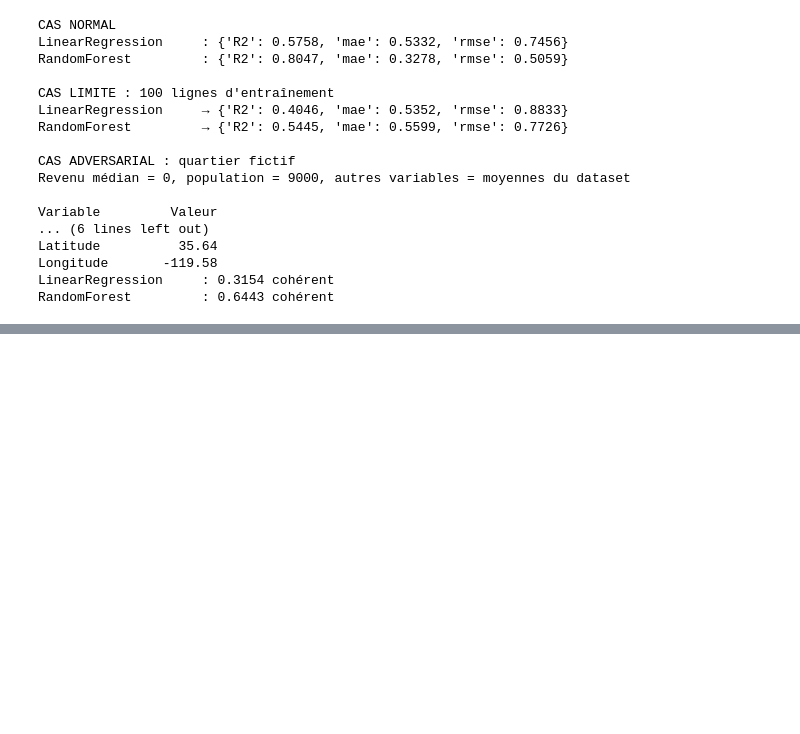
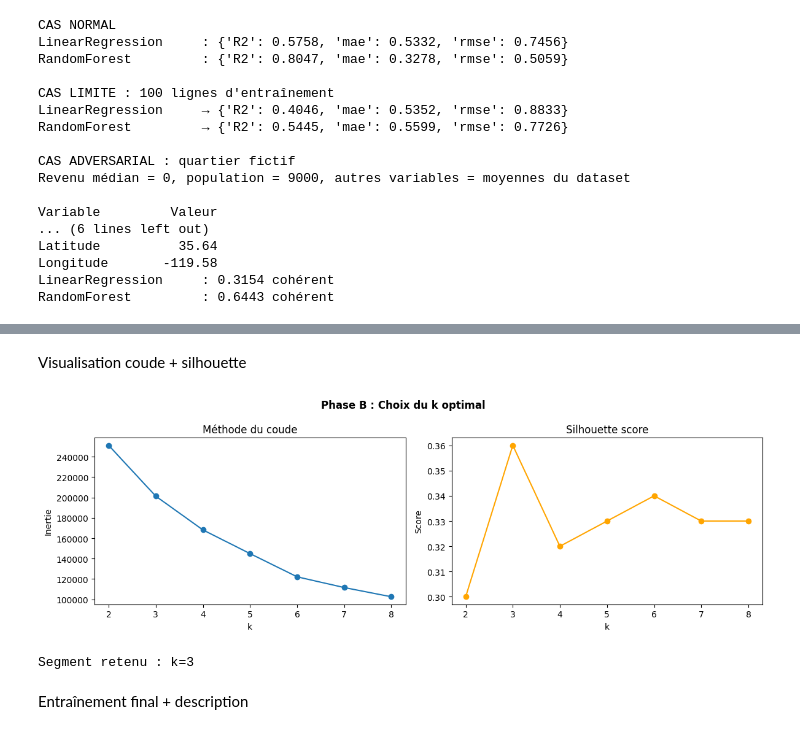
Before and after one commit to bms-awadi/arene-des-algos-Awadi_BEDJA, a Jupyter notebook: Partie3_algorithmes/arene_des_algos.ipynb, the cells around one changed output, grey strips where cells are left out. Drawn from its saved outputs; the diff is of its cells as text; code cells hidden in the pictures; blank space fills up the shorter version.

Commit message:
feat(phase B) : standardisation et choix k coude silhouette feat(phase B) : kmeans final description segments test(phase B) : checkpoint qualite normal limite adversarial

```diff
--- a/Partie3_algorithmes/arene_des_algos.ipynb
+++ b/Partie3_algorithmes/arene_des_algos.ipynb
@@ -176,0 +228,16 @@ RandomForest         : 0.6443 cohérent
+# %%
+from sklearn.cluster import KMeans
+from sklearn.metrics import silhouette_score
+
+def choisir_k(X_scaled, k_range=range(2, 9)):
+    resultats = []
+    for k in k_range:
+        km = KMeans(n_clusters=k, n_init=10, random_state=42)
+        labels = km.fit_predict(X_scaled)
+        inertie = int(km.inertia_)
+        silhouette = round(silhouette_score(X_scaled, labels, sample_size=5000, random_state=42), 2)
+        print(f"k={k} : inertie={inertie:<8} silhouette={silhouette}")
+        resultats.append((k, inertie, silhouette))
+    return resultats
+
+resultats_k = choisir_k(X_airbnb)
@@ -176,0 +252,32 @@ RandomForest         : 0.6443 cohérent
+# %% [markdown]
+Visualisation coude + silhouette
+# %%
+import matplotlib.pyplot as plt
+
+ks          = [r[0] for r in resultats_k]
+inerties    = [r[1] for r in resultats_k]
+silhouettes = [r[2] for r in resultats_k]
+
+fig, (ax1, ax2) = plt.subplots(1, 2, figsize=(12, 4))
+
+ax1.plot(ks, inerties, marker="o")
+ax1.set_title("Méthode du coude")
+ax1.set_xlabel("k")
+ax1.set_ylabel("Inertie")
+
+ax2.plot(ks, silhouettes, marker="o", color="orange")
+ax2.set_title("Silhouette score")
+ax2.set_xlabel("k")
+ax2.set_ylabel("Score")
+
+plt.suptitle("Phase B : Choix du k optimal", fontweight="bold")
+plt.tight_layout()
+plt.show()
+
+k_retenu = ks[silhouettes.index(max(silhouettes))]
+print(f"\nSegment retenu : k={k_retenu}")
+# %% [output]
+[figure, added]
+Segment retenu : k=3
+# %% [markdown]
+Entraînement final + description
```
Also changed, not shown: parts of 10 cells of this notebook, 2 other files.
